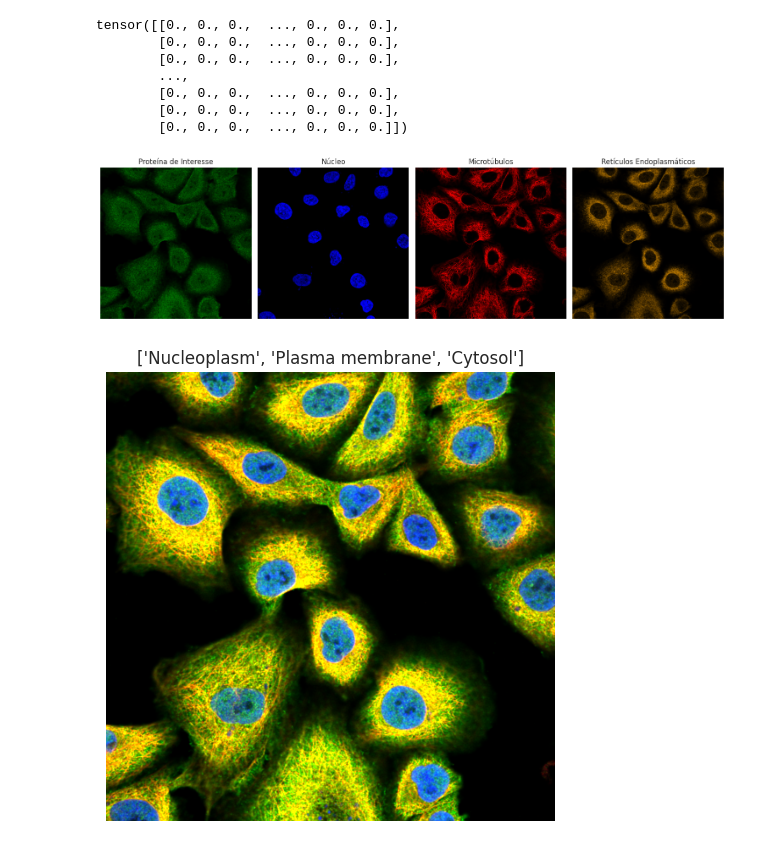
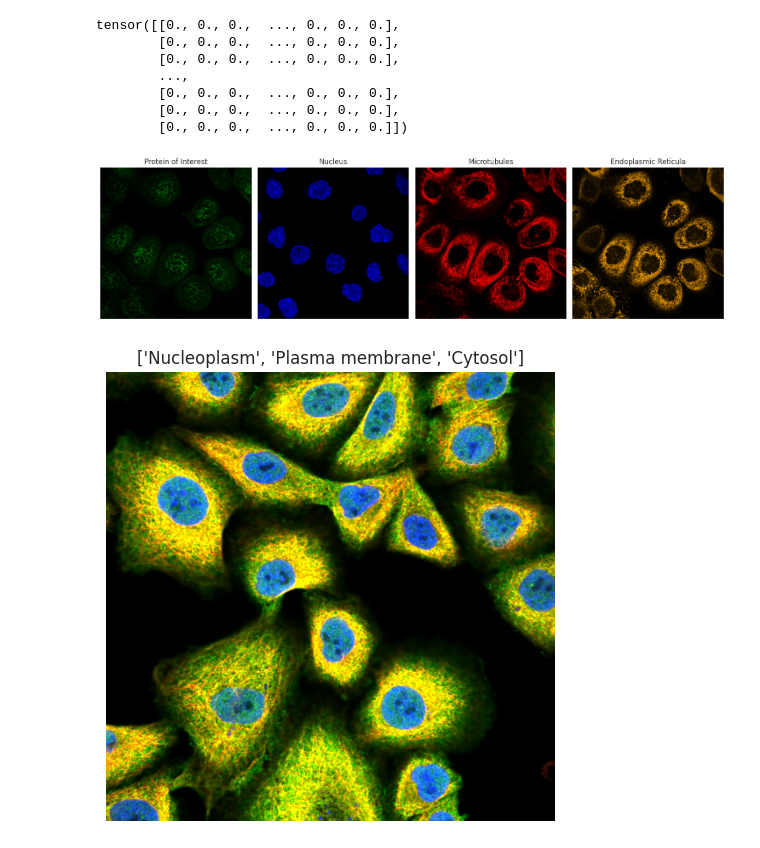
Before and after one commit to annwith/hpa-single-cell-classification, a Jupyter notebook: notebooks/hpa.ipynb, the cells around one changed output. Saved outputs shown, nothing was run; the diff lists cells and outputs as text; code cells hidden in the pictures.

```diff
--- a/notebooks/hpa.ipynb
+++ b/notebooks/hpa.ipynb
@@ -479,36 +481,36 @@ def plot_image_with_4_channels(dataset, index):
     Plota uma imagem com 4 canais do dataset em subplots.
 
     Args:
         dataset: O dataset que contém as imagens.
         index: O índice da amostra da qual a imagem deve ser extraída.
     """
     # Obtém a imagem com 4 canais
     image = dataset.__getitem__(index)[0]
 
     # Verifica se a imagem tem 4 canais
     assert image.shape[0] == 4, "A imagem deve ter 4 canais."
 
     # Configura a figura com 4 subplots
     fig, axs = plt.subplots(1, 4, figsize=(15, 5))
 
     # Nomes dos canais para os títulos
     channel_names = ['green', 'blue', 'red', 'orange']
-    text_names = ['Proteína de Interesse', 'Núcleo', 'Microtúbulos', 'Retículos Endoplasmáticos']
+    text_names = ['Protein of Interest', 'Nucleus', 'Microtubules', 'Endoplasmic Reticula']
 
     for i in range(4):
         # Plota cada canal
         axs[i].imshow(image[i].numpy(), cmap=create_colormap(channel_names[i]), vmin=0, vmax=1)
         axs[i].set_title(text_names[i], fontsize=12)
         axs[i].axis('off')  # Remove os eixos
 
     # Ajusta o layout
     plt.tight_layout()
     plt.show()
 
 # Exemplo de uso:
-plot_image_with_4_channels(train_dataset, 14)
+plot_image_with_4_channels(train_dataset, 15)
 # %% [output]
-[figure, old version]
+[figure, new version]
 # %%
 import matplotlib.pyplot as plt
 import numpy as np
```
Also changed, not shown: parts of 1 cell of this notebook, 7 other files.
